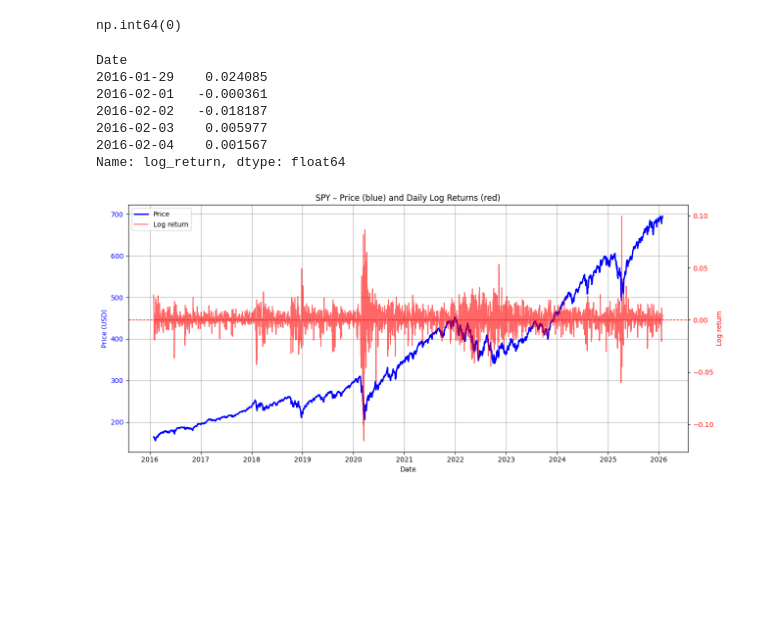
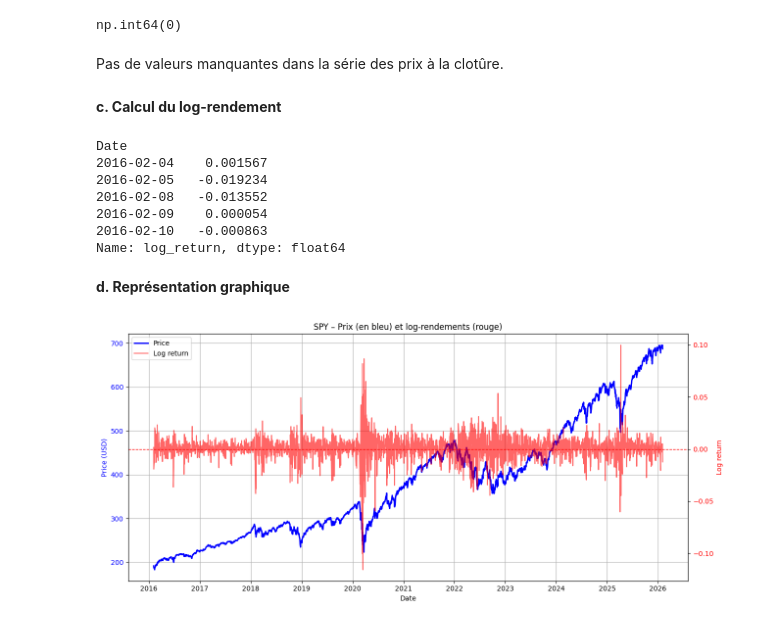
Before and after one commit to Celeste2405/Risque-extreme, a Jupyter notebook: projet.ipynb, the cells around one changed output. Cells and saved outputs as stored; diff of their text form; code cells hidden in the pictures; blank space fills up the shorter version.

```diff
--- a/projet.ipynb
+++ b/projet.ipynb
@@ -8,15 +24,8 @@ from scipy import stats
 # %%
+TICKER = "SPY" # S&P 500 ETF
 
+df = yf.download(TICKER, period="10y", interval="1d", auto_adjust=False)
 
-TICKER = "SPY"     # proxy S&P500 tradable
-# TICKER = "^GSPC" # indice S&P500 (si Yahoo le laisse passer)
-
-df = yf.download(TICKER, period="2y", interval="1d", auto_adjust=False)
-df = df.dropna()
-
-df = yf.download(TICKER, period="2y", interval="1d")
-
-# Aplatir les colonnes si besoin
 if isinstance(df.columns, pd.MultiIndex):
     df.columns = df.columns.get_level_values(0)
 
@@ -35,59 +45,62 @@ CSV écrit: price_SPY.csv
 df["Close"].isna().sum()
 # %% [output]
 np.int64(0)
+# %% [markdown]
+Pas de valeurs manquantes dans la série des prix à la clotûre.
+# %% [markdown]
+**c. Calcul du log-rendement**
 # %%
-# Utiliser le prix ajusté (dividendes + splits)
 df["log_return"] = np.log(df["Close"] / df["Close"].shift(1))
-
-# Supprimer la première ligne NaN
+# Supprimer la première ligne qui est NaN après le calcul des log-rendements
 df = df.dropna(subset=["log_return"])
+df["log_return" ].head()
+# %% [output]
+Date
+2016-02-04    0.001567
+2016-02-05   -0.019234
+2016-02-08   -0.013552
+2016-02-09    0.000054
+2016-02-10   -0.000863
+Name: log_return, dtype: float64
-# %%
-df["log_return" ].head()
-# %% [output]
-Date
-2016-01-29    0.024085
-2016-02-01   -0.000361
-2016-02-02   -0.018187
-2016-02-03    0.005977
-2016-02-04    0.001567
-Name: log_return, dtype: float64
+# %% [markdown]
+**d. Représentation graphique**
 # %%
 # Create figure
 fig, ax1 = plt.subplots(figsize=(13, 6))
 
-# 🔵 Price (LEFT axis)
+# Prix à le cloture
 ax1.plot(
     df.index,
     df["Close"],
     color="blue",
     linewidth=2,
     label="Price"
 )
 ax1.set_xlabel("Date")
 ax1.set_ylabel("Price (USD)", color="blue")
 ax1.tick_params(axis="y", labelcolor="blue")
 ax1.grid(True)
 
-# 🔴 Log-returns (RIGHT axis)
+# Log-rendements
 ax2 = ax1.twinx()
 ax2.plot(
     df.index,
     df["log_return"],
     color="red",
     alpha=0.6,
     label="Log return"
 )
 ax2.axhline(0, color="red", linestyle="--", linewidth=1)
 ax2.set_ylabel("Log return", color="red")
 ax2.tick_params(axis="y", labelcolor="red")
 
-# Legend (merge both axes)
+# Legend
 lines1, labels1 = ax1.get_legend_handles_labels()
 lines2, labels2 = ax2.get_legend_handles_labels()
 ax1.legend(lines1 + lines2, labels1 + labels2, loc="upper left")
 
-plt.title("SPY – Price (blue) and Daily Log Returns (red)")
+plt.title("SPY – Prix (en bleu) et log-rendements (rouge)")
 plt.tight_layout()
 plt.show()
 # %% [output]
-[figure, old version]
+[figure, new version]
```
Also changed, not shown: parts of 81 cells of this notebook, 1 other file.
